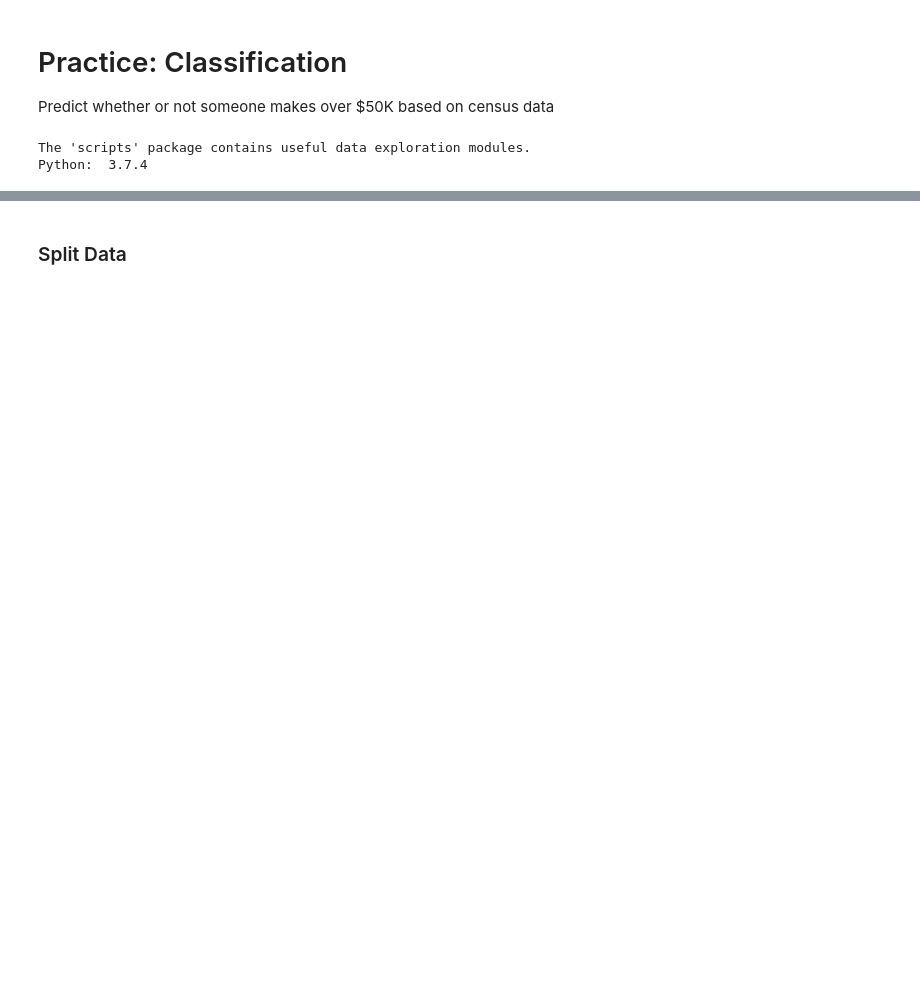
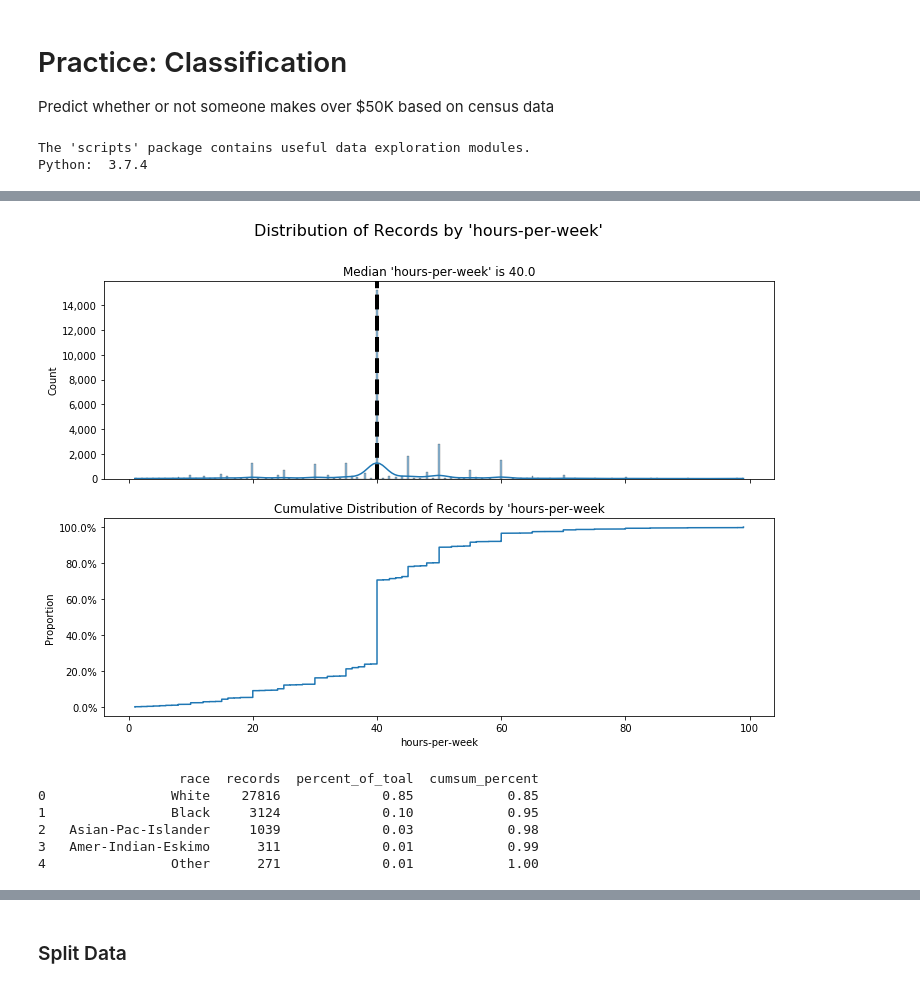
Before and after one commit to kwame561/hyperparameter_tuning, a Jupyter notebook: Hyperparameter_Tuning.ipynb, the cells around one changed output, grey strips where cells are left out. Cells and saved outputs as stored; diff of their text form; code cells hidden in the pictures; blank space fills up the shorter version.

```diff
--- a/Hyperparameter_Tuning.ipynb
+++ b/Hyperparameter_Tuning.ipynb
@@ -34,0 +127,13 @@ df_census.head()
+# %%
+plot_histogram(df_census, col_name='hours-per-week')
+# %% [output]
+[figure, added]
+# %%
+records_by_column_value(df_census, col_name='race')
+# %% [output]
+                  race  records  percent_of_toal  cumsum_percent
+0                White    27816             0.85            0.85
+1                Black     3124             0.10            0.95
+2   Asian-Pac-Islander     1039             0.03            0.98
+3   Amer-Indian-Eskimo      311             0.01            0.99
+4                Other      271             0.01            1.00
```
Also changed, not shown: parts of 51 cells of this notebook.
